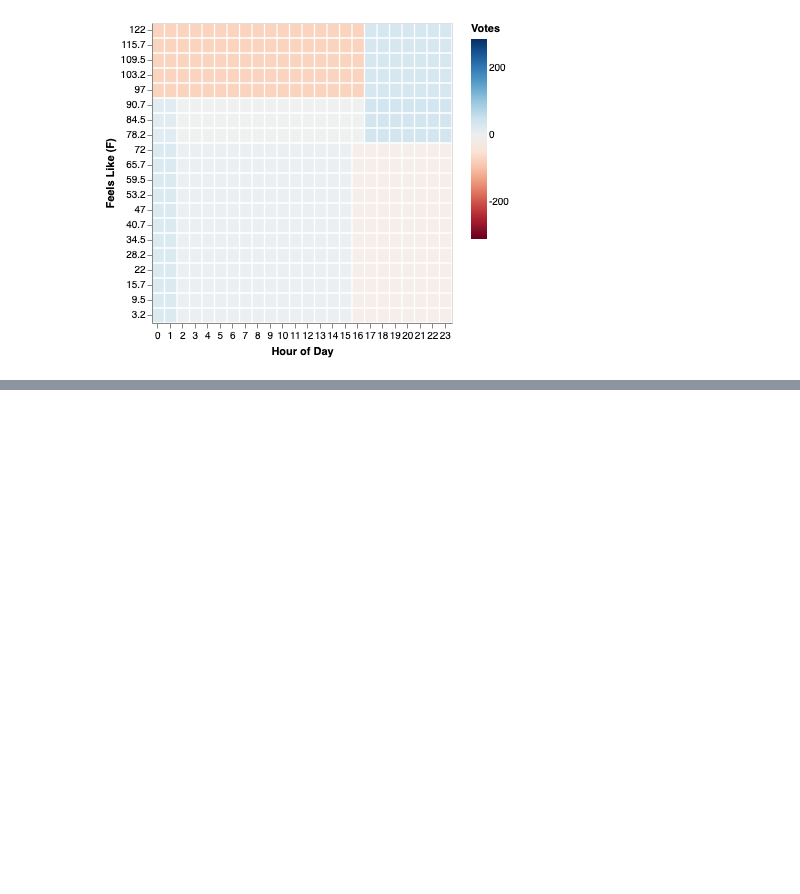
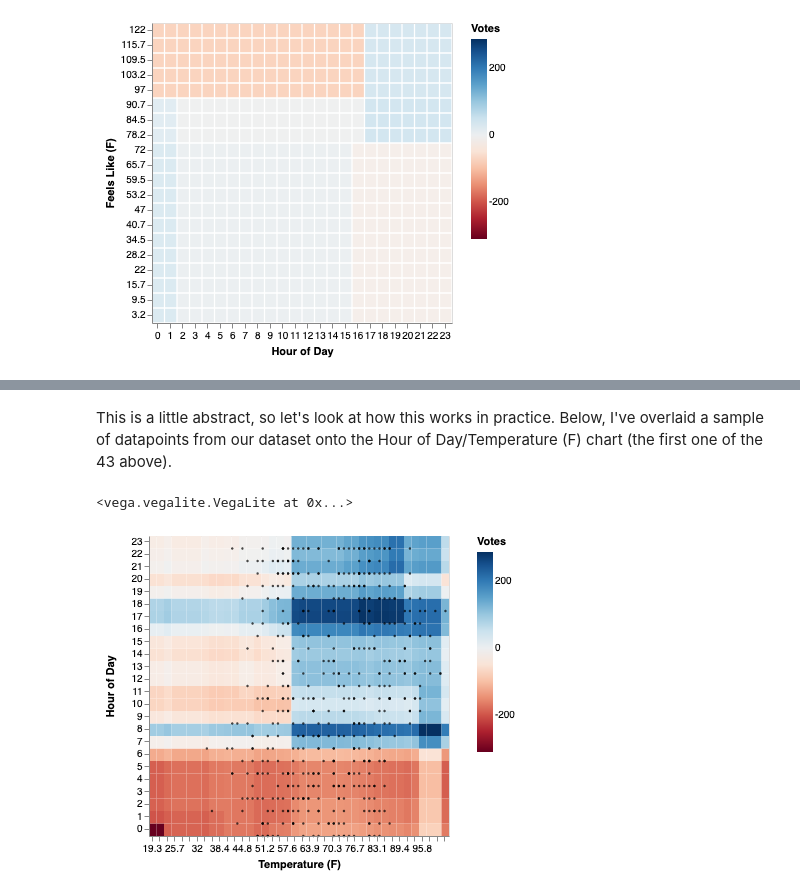
Before and after one commit to MattJBritton/ForestfortheTrees, a Jupyter notebook: developmentWorkbook.ipynb, the cells around one changed output, grey strips where cells are left out. Cells and saved outputs as stored; diff of their text form; code cells hidden in the pictures; blank space fills up the shorter version.

```diff
--- a/developmentWorkbook.ipynb
+++ b/developmentWorkbook.ipynb
@@ -1516,0 +1535,8 @@ How many charts it would take to visualize every tree in the model, if they were
+# %% [markdown]
+This is a little abstract, so let's look at how this works in practice. Below, I've overlaid a sample of datapoints from our dataset onto the Hour of Day/Temperature (F) chart (the first one of the 43 above).
+# %%
+f2t.explain(.5)
+f2t.visualize_components(True, 300)
+# %% [output]
+<vega.vegalite.VegaLite at 0x...>
+[figure, added]
```
Also changed, not shown: parts of 25 cells of this notebook.
